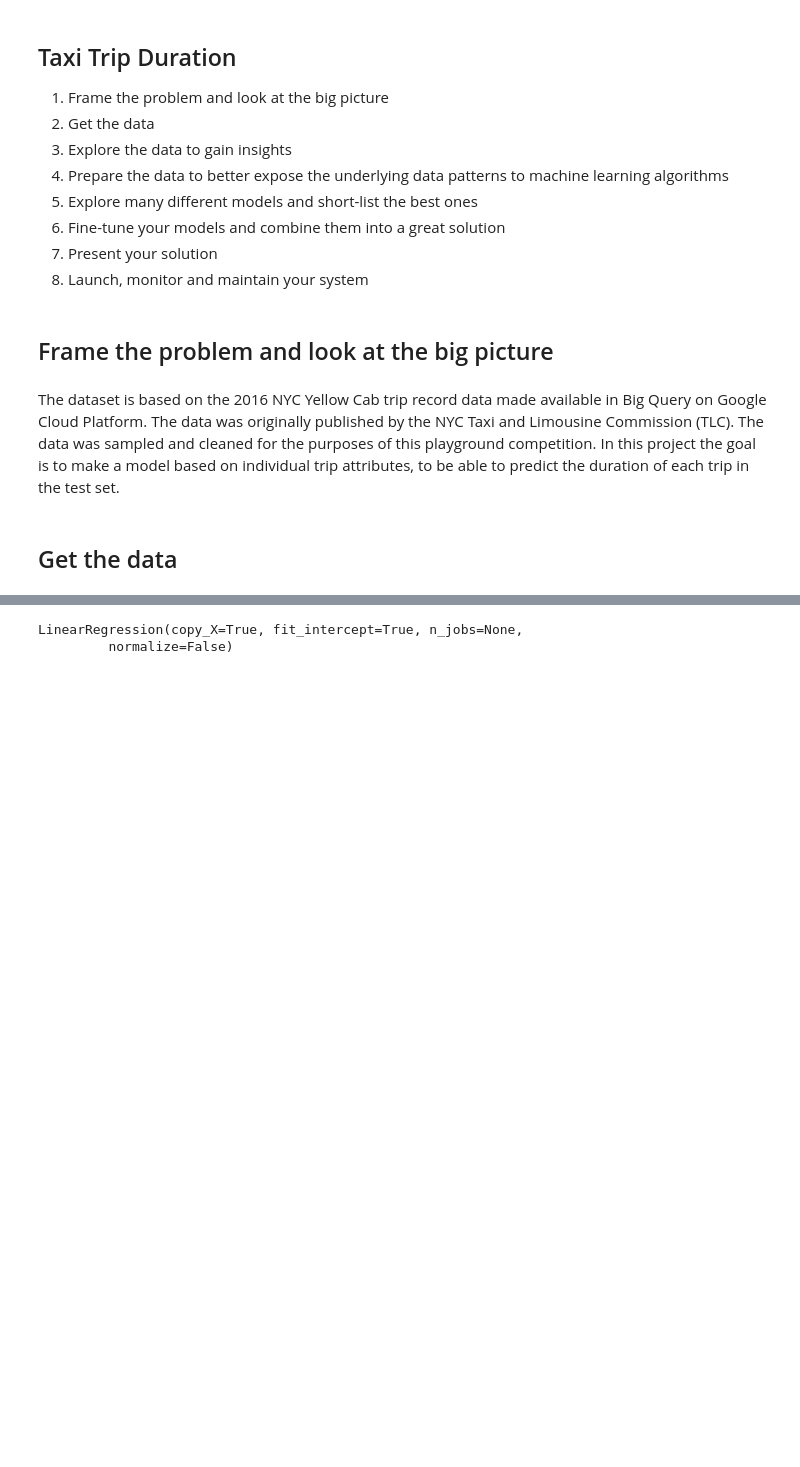
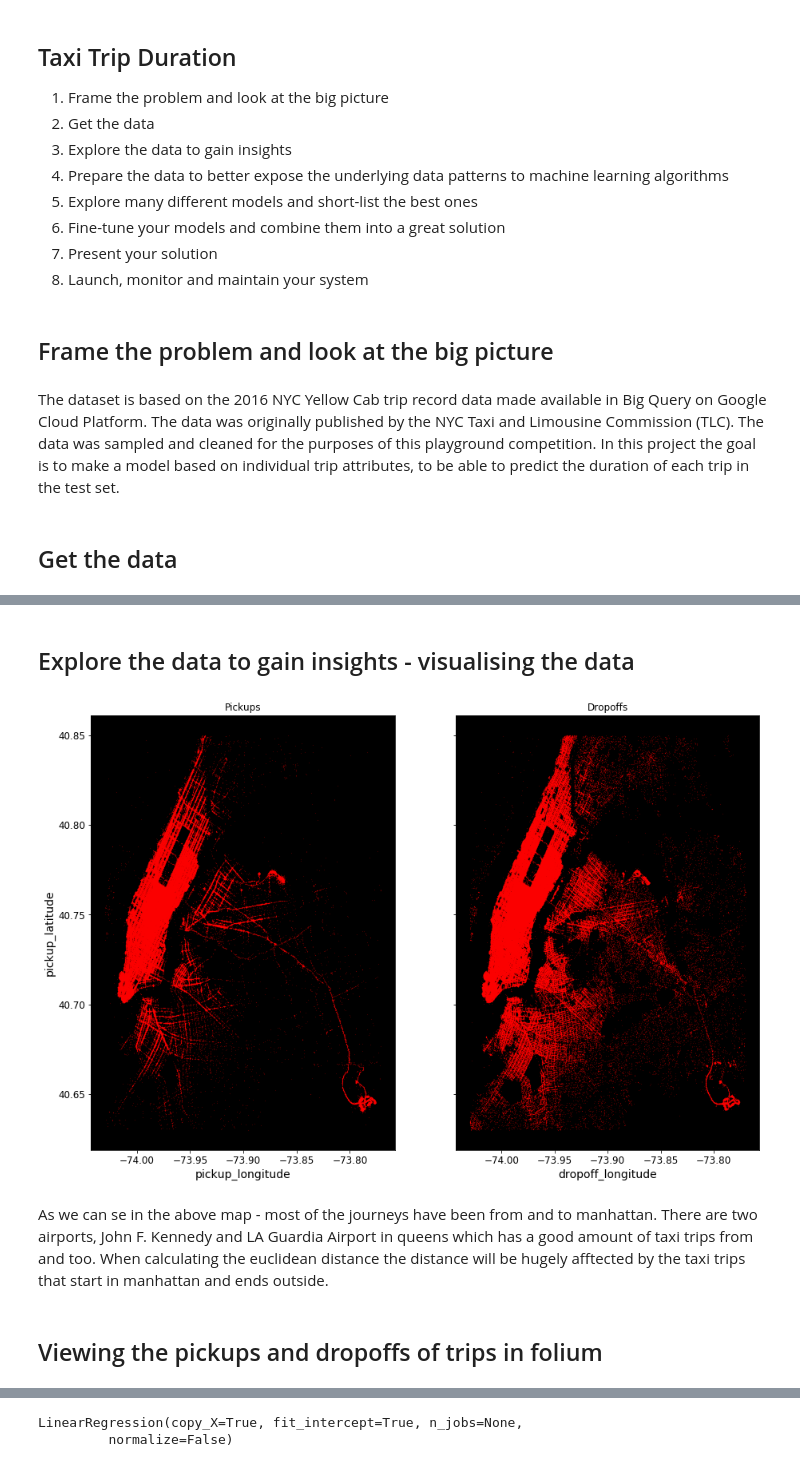
Before and after one commit to 181221/dat158ml-oblig2, a Jupyter notebook: taxi-trip.ipynb, the cells around one changed output, grey strips where cells are left out. Cells and saved outputs as stored; diff of their text form; code cells hidden in the pictures; blank space fills up the shorter version.

Commit message:
add new visual and fix time labels

```diff
--- a/taxi-trip.ipynb
+++ b/taxi-trip.ipynb
@@ -283,0 +48,5 @@ memory usage: 1.6 MB
+# %%
+train = load_taxi_data()
+csv_path = os.path.join(TAXI_PATH, "test.csv")
+test = pd.read_csv(csv_path)
+train.info()
@@ -283,0 +70,31 @@ memory usage: 1.6 MB
+# %% [markdown]
+## Explore the data to gain insights - visualising the data
+# %%
+west, south, east, north = -74.03, 40.63, -73.77, 40.85
+
+train = train[(train.pickup_latitude > south) & (train.pickup_latitude < north)]
+train = train[(train.dropoff_latitude > south) & (train.dropoff_latitude < north)]
+train = train[(train.pickup_longitude > west) & (train.pickup_longitude < east)]
+train = train[(train.dropoff_longitude > west) & (train.dropoff_longitude < east)]
+
+f, (ax1, ax2) = plt.subplots(1, 2, sharey=True,figsize=(15,10))
+
+train.plot(kind='scatter', x='pickup_longitude', y='pickup_latitude',
+                color='red',
+                s=.02, alpha=.6, subplots=True, ax=ax1)
+ax1.set_title("Pickups")
+ax1.set_facecolor('black')
+
+train.plot(kind='scatter', x='dropoff_longitude', y='dropoff_latitude',
+                color='red',
+                s=.02, alpha=.6, subplots=True, ax=ax2)
+ax2.set_title("Dropoffs")
+ax2.set_facecolor('black')
+# %% [output]
+[figure, added]
+# %% [markdown]
+As we can se in the above map - most of the journeys have been from and to manhattan.
+There are two airports, John F. Kennedy and LA Guardia Airport in queens which has a good amount of taxi trips from and too.
+When calculating the euclidean distance the distance will be hugely afftected by the taxi trips that start in manhattan and ends outside.
+# %% [markdown]
+## Viewing the pickups and dropoffs of trips in folium
```
Also changed, not shown: parts of 51 cells of this notebook.
